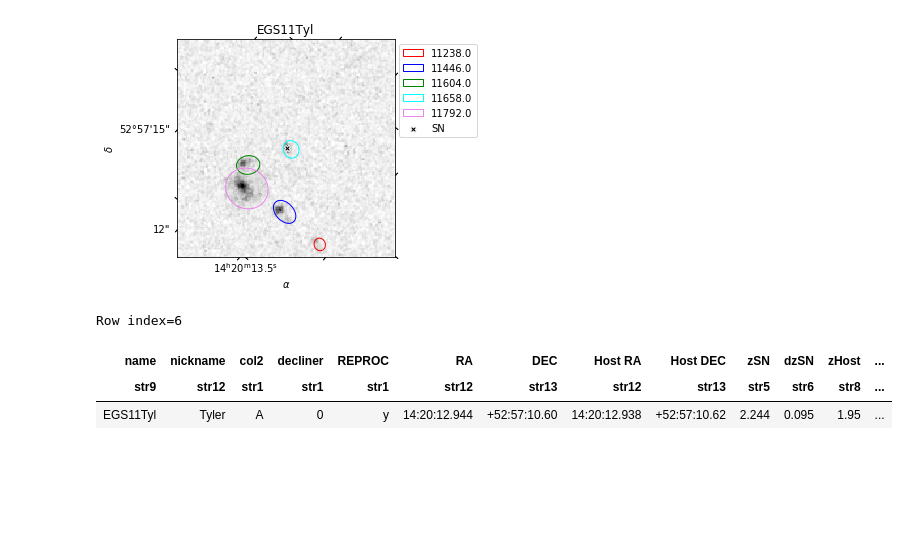
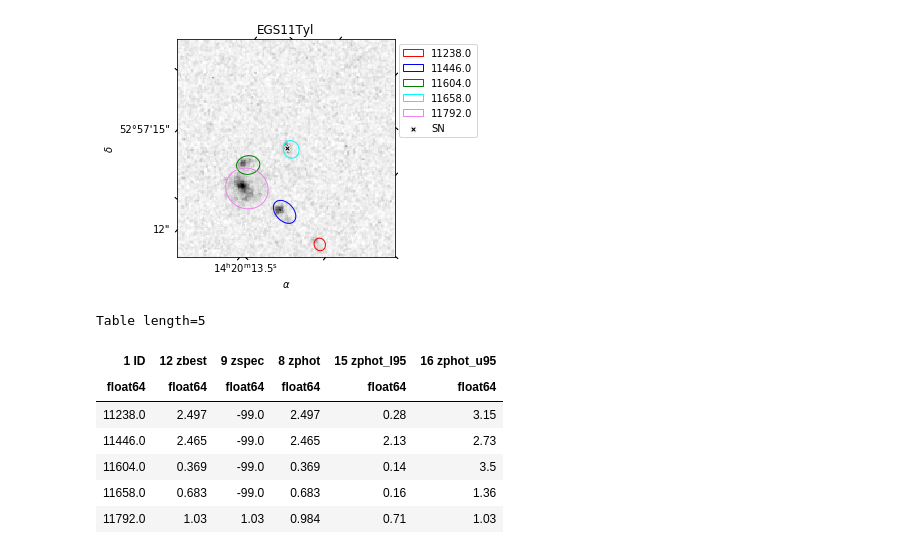
Before and after one commit to koconnor4/galaxy_catalogs, a Jupyter notebook: host_hists/candels/EGS11Tyl.ipynb, the cells around one changed output. Cells and saved outputs as stored; diff of their text form; code cells hidden in the pictures; blank space fills up the shorter version.

Commit message:
jup nbs with details of why want to consider revising SN redshift

```diff
--- a/host_hists/candels/EGS11Tyl.ipynb
+++ b/host_hists/candels/EGS11Tyl.ipynb
@@ -72,10 +72,15 @@ possible_hosts = list(zip(possible_hosts[0],possible_hosts[1],possible_hosts[2],
 ellipse(nick.lower()+'10x10.fits',possible_hosts,sn_loc,title=nick,save=False,show=True,diverging=False,logscale=False,val_min = -.009,val_max = .0585 )
 # %% [output]
 [figure]
-# %%
-EGS11Tyl[1][0]
-# %% [output]
-Row index=6
-| name | nickname | col2 | decliner | REPROC | RA | DEC | Host RA | Host DEC | zSN | dzSN | zHost | ... |
-| str9 | str12 | str1 | str1 | str1 | str12 | str13 | str12 | str13 | str5 | str6 | str8 | ... |
-| EGS11Tyl | Tyler | A | 0 | y | 14:20:12.944 | +52:57:10.60 | 14:20:12.938 | +52:57:10.62 | 2.244 | 0.095 | 1.95 | ... |
+# %%
+from astropy.table import hstack
+hstack([nearby.mass[nearby.ids,nearby.redshift_names],nearby.mass[nearby.zspec,nearby.zphot,nearby.dz_l95,nearby.dz_u95]])
+# %% [output]
+Table length=5
+| 1 ID | 12 zbest | 9 zspec | 8 zphot | 15 zphot_l95 | 16 zphot_u95 |
+| float64 | float64 | float64 | float64 | float64 | float64 |
+| 11238.0 | 2.497 | -99.0 | 2.497 | 0.28 | 3.15 |
+| 11446.0 | 2.465 | -99.0 | 2.465 | 2.13 | 2.73 |
+| 11604.0 | 0.369 | -99.0 | 0.369 | 0.14 | 3.5 |
+| 11658.0 | 0.683 | -99.0 | 0.683 | 0.16 | 1.36 |
+| 11792.0 | 1.03 | 1.03 | 0.984 | 0.71 | 1.03 |
```
Also changed, not shown: parts of 1 cell of this notebook, 4 other files.
